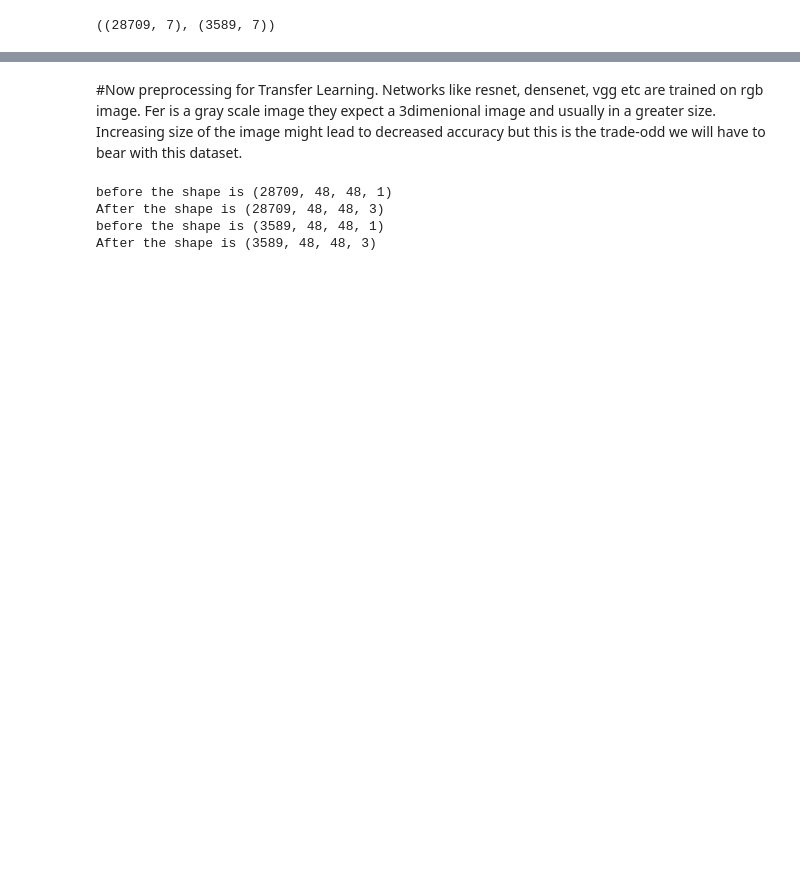
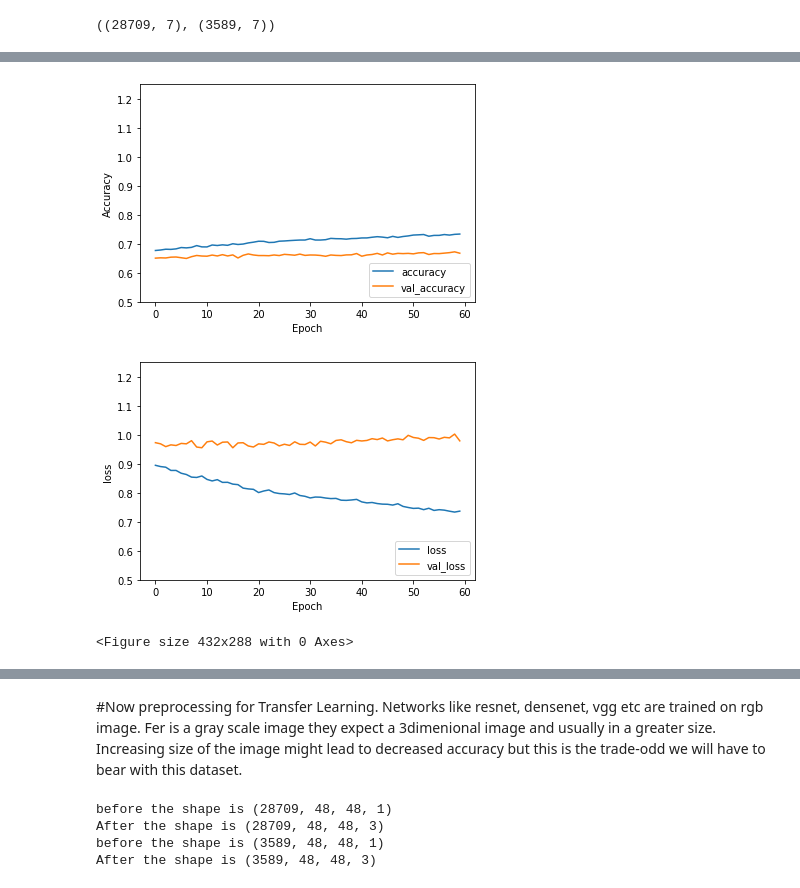
Before and after one commit to BakhtawarRehman/Facial-Emotion-Recognition, a Jupyter notebook: fer2013.ipynb, the cells around one changed output, grey strips where cells are left out. Saved outputs shown, nothing was run; the diff lists cells and outputs as text; code cells hidden in the pictures; blank space fills up the shorter version.

```diff
--- a/fer2013.ipynb
+++ b/fer2013.ipynb
@@ -278,0 +268,18 @@ Epoch 60/60
+# %%
+model.compile(optimizer = 'adam',
+              loss = 'categorical_crossentropy',
+              metrics = ['acc'])
+# %%
+
+# Callbacks
+earlyStopping = EarlyStopping(monitor='val_loss', patience=5)
+mcp_save = ModelCheckpoint('/content/drive/My Drive/', monitor='val_acc', verbose=0, save_best_only=True, save_weights_only=True, mode='auto')
+reduce_lr_loss = ReduceLROnPlateau(monitor='val_loss', factor=0.2, patience=7, min_lr=0.0001)
+# %%
+# run model
+hist = model.fit_generator( train_datagen.flow(x_train, y_train, batch_size=batch_size), epochs=60,
+                 shuffle=True,
+                 steps_per_epoch=len(x_train) // batch_size,
+                 callbacks=[reduce_lr_loss],
+                 validation_data=test_datagen.flow(x_val, y_val),
+                 verbose=1)
@@ -278,0 +304,20 @@ Epoch 60/60
+# %%
+plt.plot(hist.history['acc'], label='accuracy')
+plt.plot(hist.history['val_acc'], label = 'val_accuracy')
+plt.xlabel('Epoch')
+plt.ylabel('Accuracy')
+plt.ylim([0.5, 1.25])
+plt.legend(loc='lower right')
+plt.figure()
+
+
+plt.plot(hist.history['loss'], label='loss')
+plt.plot(hist.history['val_loss'], label = 'val_loss')
+plt.xlabel('Epoch')
+plt.ylabel('loss')
+plt.ylim([0.5, 1.25])
+plt.legend(loc='lower right')
+plt.figure()
+
+test_loss, test_acc = model.evaluate(x_val,  y_val, verbose=2)
+# %% [output]
@@ -278,0 +325,3 @@ Epoch 60/60
+[figure, added]
+[figure, added]
+<Figure size 432x288 with 0 Axes>
```
Also changed, not shown: parts of 45 cells of this notebook.
